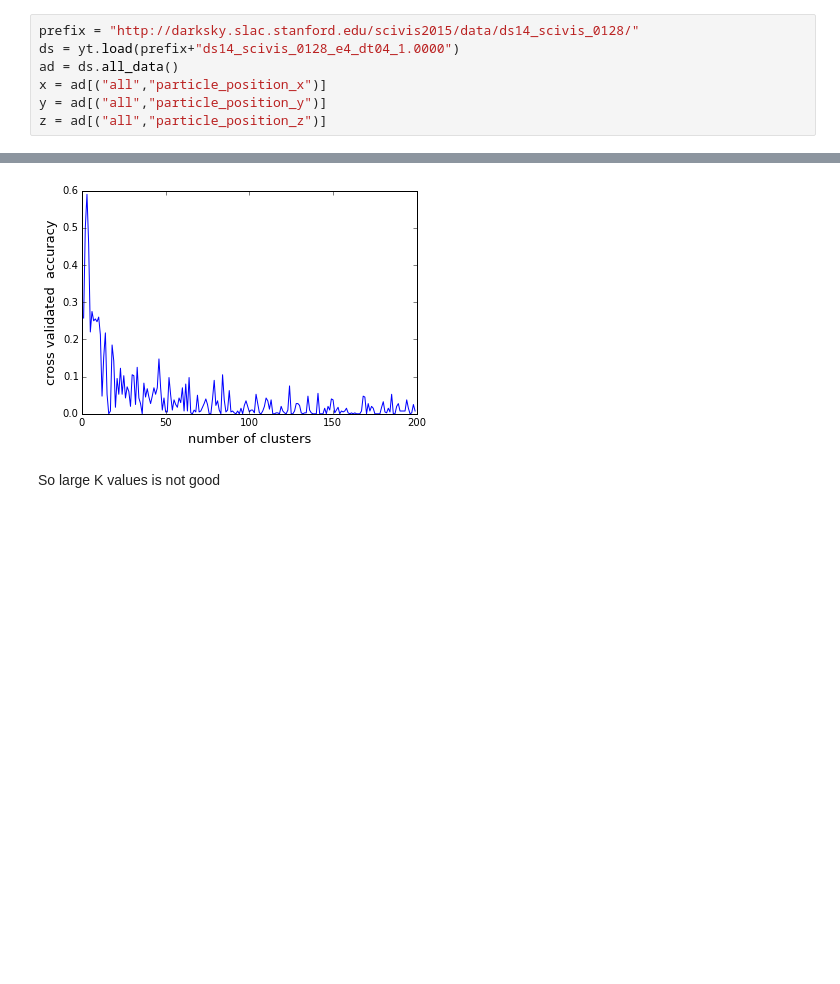
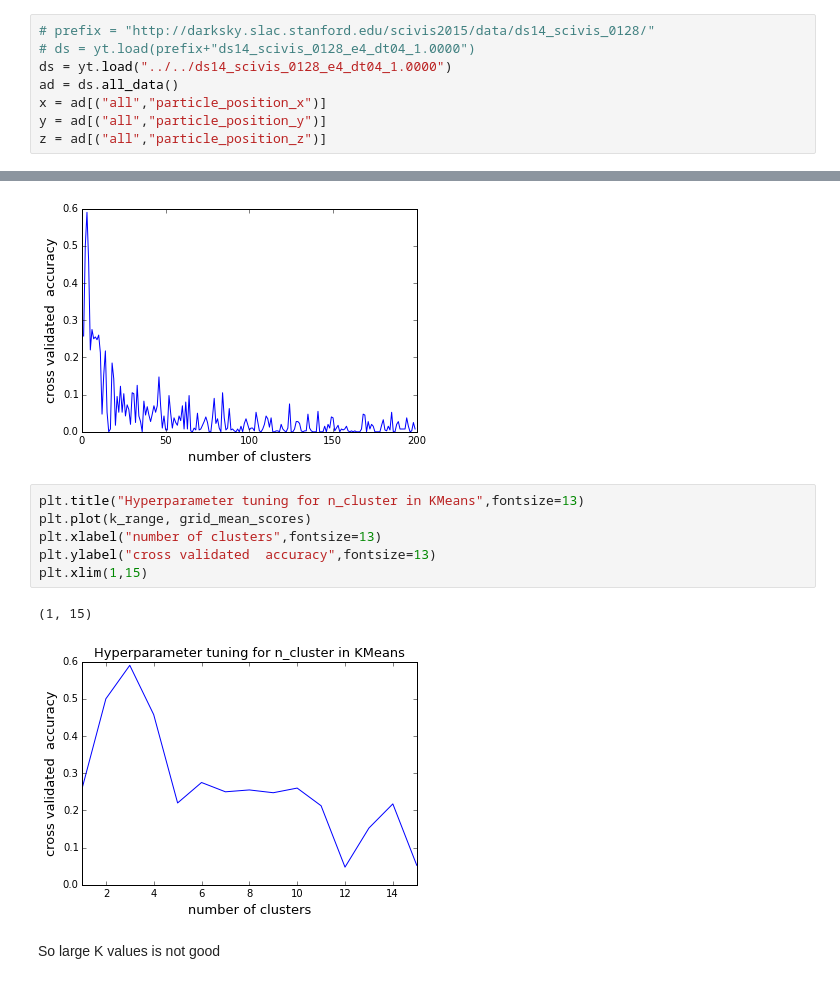
Before and after one commit to dorisjlee/halo_find, a Jupyter notebook: 10_23_2015_GridSearchApplytoParticleData2.ipynb, the cells around one changed output, grey strips where cells are left out. Drawn from its saved outputs; the diff is of its cells as text; blank space fills up the shorter version.

```diff
--- a/10_23_2015_GridSearchApplytoParticleData2.ipynb
+++ b/10_23_2015_GridSearchApplytoParticleData2.ipynb
@@ -17,8 +17,9 @@ cd /project/projectdirs/astro250/doris/halo/yt-dark/
 # %% [output]
 /global/project/projectdirs/astro250/doris/halo/yt-dark
 # %%
-prefix = "http://darksky.slac.stanford.edu/scivis2015/data/ds14_scivis_0128/"
-ds = yt.load(prefix+"ds14_scivis_0128_e4_dt04_1.0000")
+# prefix = "http://darksky.slac.stanford.edu/scivis2015/data/ds14_scivis_0128/"
+# ds = yt.load(prefix+"ds14_scivis_0128_e4_dt04_1.0000")
+ds = yt.load("../../ds14_scivis_0128_e4_dt04_1.0000")
 ad = ds.all_data()
 x = ad[("all","particle_position_x")]
 y = ad[("all","particle_position_y")]
@@ -277,6 +278,15 @@ plt.ylabel("cross validated  accuracy",fontsize=13)
 # %% [output]
 <matplotlib.text.Text at 0x...>
 [figure]
+# %%
+plt.title("Hyperparameter tuning for n_cluster in KMeans",fontsize=13)
+plt.plot(k_range, grid_mean_scores)
+plt.xlabel("number of clusters",fontsize=13)
+plt.ylabel("cross validated  accuracy",fontsize=13)
+plt.xlim(1,15)
+# %% [output]
+(1, 15)
+[figure, added]
 # %% [markdown]
 So  large K values is not good
 # %%
```
Also changed, not shown: 5 other files.
